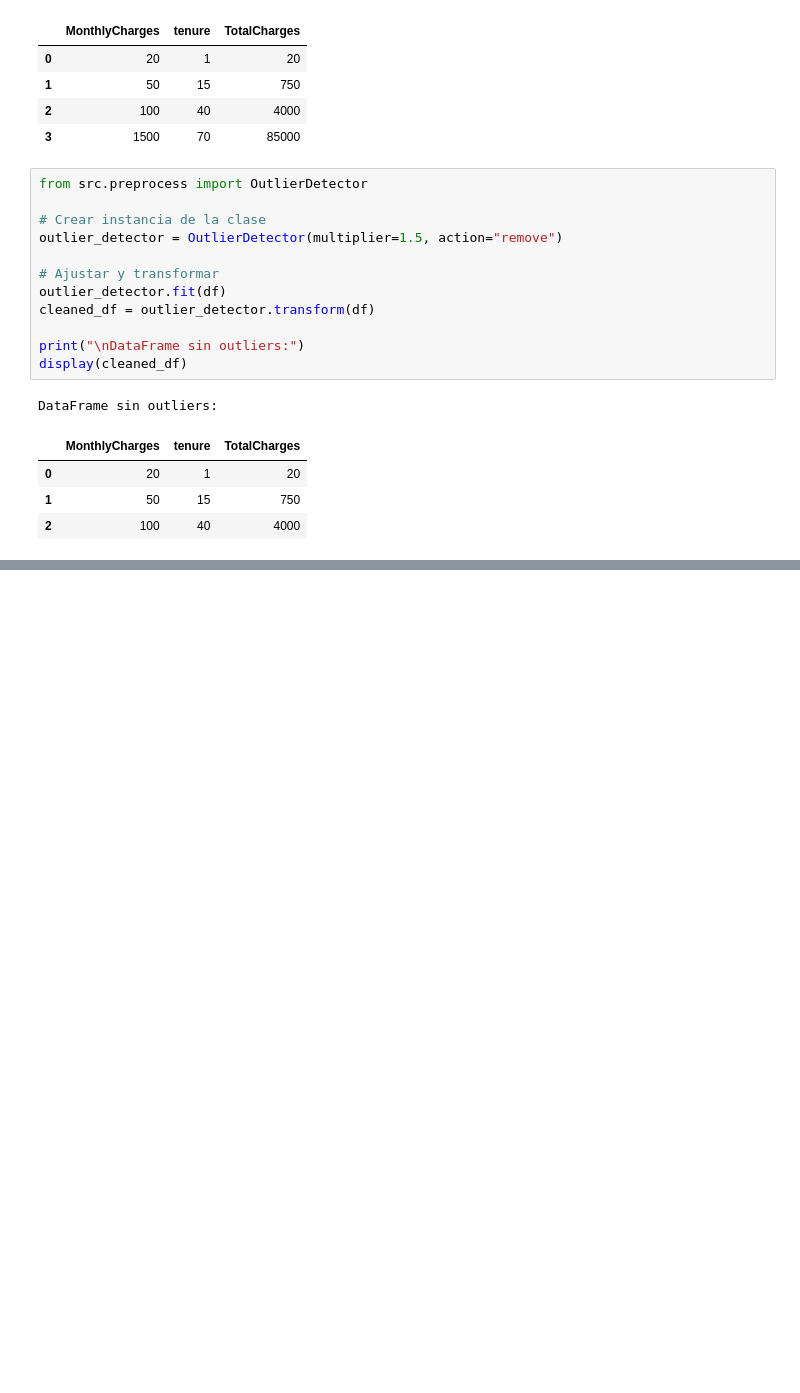
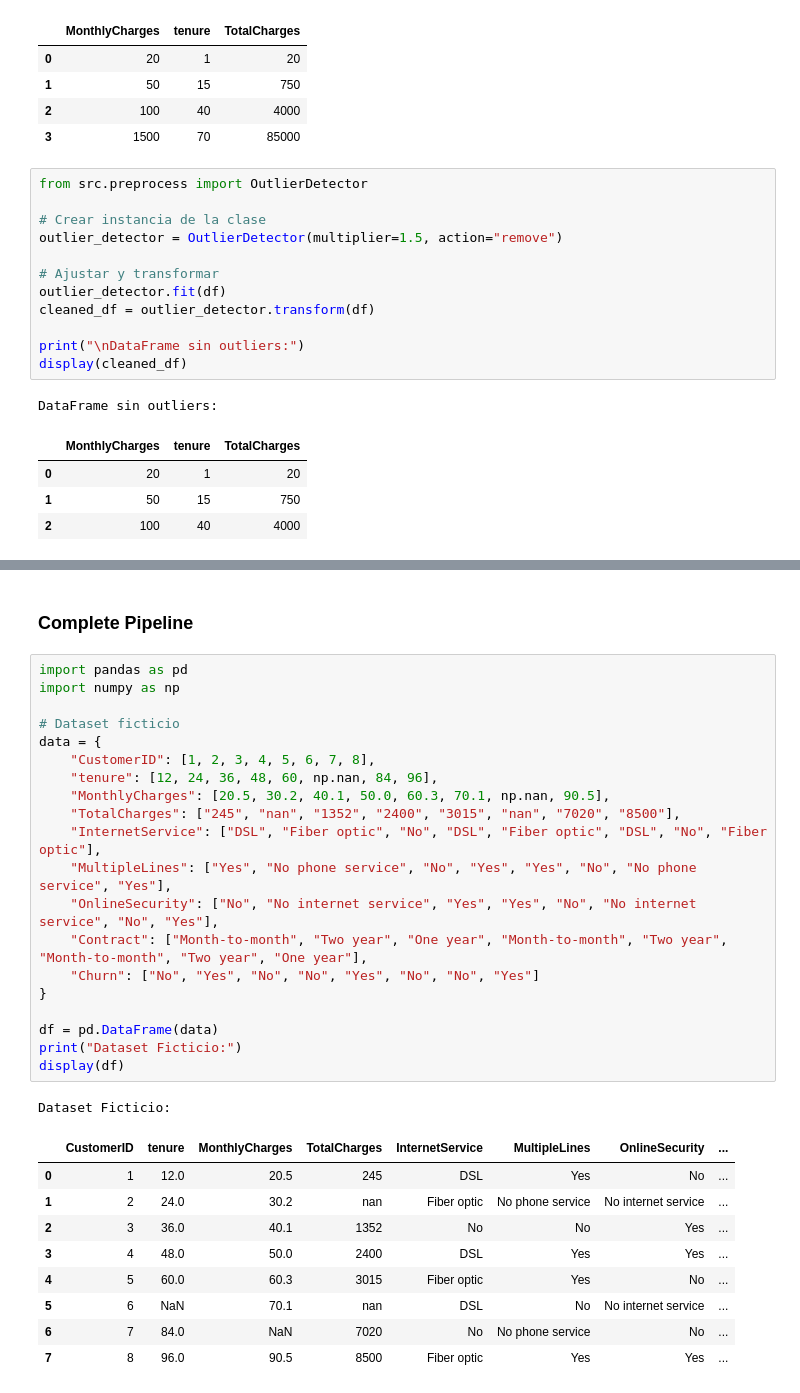
Before and after one commit to DerekSanchez/241117-Telco-Customer-Churn, a Jupyter notebook: notebooks/pipeline_check.ipynb, the cells around one changed output, grey strips where cells are left out. Drawn from its saved outputs; the diff is of its cells as text; blank space fills up the shorter version.

```diff
--- a/notebooks/pipeline_check.ipynb
+++ b/notebooks/pipeline_check.ipynb
@@ -198,0 +409,33 @@ DataFrame sin outliers:
+# %% [markdown]
+### Complete Pipeline
+# %%
+import pandas as pd
+import numpy as np
+
+# Dataset ficticio
+data = {
+    "CustomerID": [1, 2, 3, 4, 5, 6, 7, 8],
+    "tenure": [12, 24, 36, 48, 60, np.nan, 84, 96],
+    "MonthlyCharges": [20.5, 30.2, 40.1, 50.0, 60.3, 70.1, np.nan, 90.5],
+    "TotalCharges": ["245", "nan", "1352", "2400", "3015", "nan", "7020", "8500"],
+    "InternetService": ["DSL", "Fiber optic", "No", "DSL", "Fiber optic", "DSL", "No", "Fiber optic"],
+    "MultipleLines": ["Yes", "No phone service", "No", "Yes", "Yes", "No", "No phone service", "Yes"],
+    "OnlineSecurity": ["No", "No internet service", "Yes", "Yes", "No", "No internet service", "No", "Yes"],
+    "Contract": ["Month-to-month", "Two year", "One year", "Month-to-month", "Two year", "Month-to-month", "Two year", "One year"],
+    "Churn": ["No", "Yes", "No", "No", "Yes", "No", "No", "Yes"]
+}
+
+df = pd.DataFrame(data)
+print("Dataset Ficticio:")
+display(df)
+# %% [output]
+Dataset Ficticio:
+|  | CustomerID | tenure | MonthlyCharges | TotalCharges | InternetService | MultipleLines | OnlineSecurity | ... |
+| 0 | 1 | 12.0 | 20.5 | 245 | DSL | Yes | No | ... |
+| 1 | 2 | 24.0 | 30.2 | nan | Fiber optic | No phone service | No internet service | ... |
+| 2 | 3 | 36.0 | 40.1 | 1352 | No | No | Yes | ... |
+| 3 | 4 | 48.0 | 50.0 | 2400 | DSL | Yes | Yes | ... |
+| 4 | 5 | 60.0 | 60.3 | 3015 | Fiber optic | Yes | No | ... |
+| 5 | 6 | NaN | 70.1 | nan | DSL | No | No internet service | ... |
+| 6 | 7 | 84.0 | NaN | 7020 | No | No phone service | No | ... |
+| 7 | 8 | 96.0 | 90.5 | 8500 | Fiber optic | Yes | Yes | ... |
```
Also changed, not shown: parts of 16 cells of this notebook, 2 other files.
